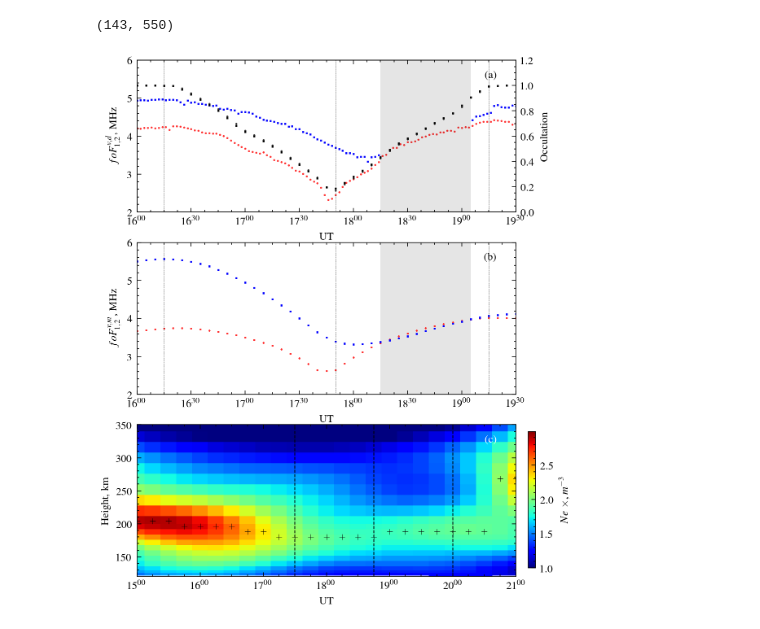
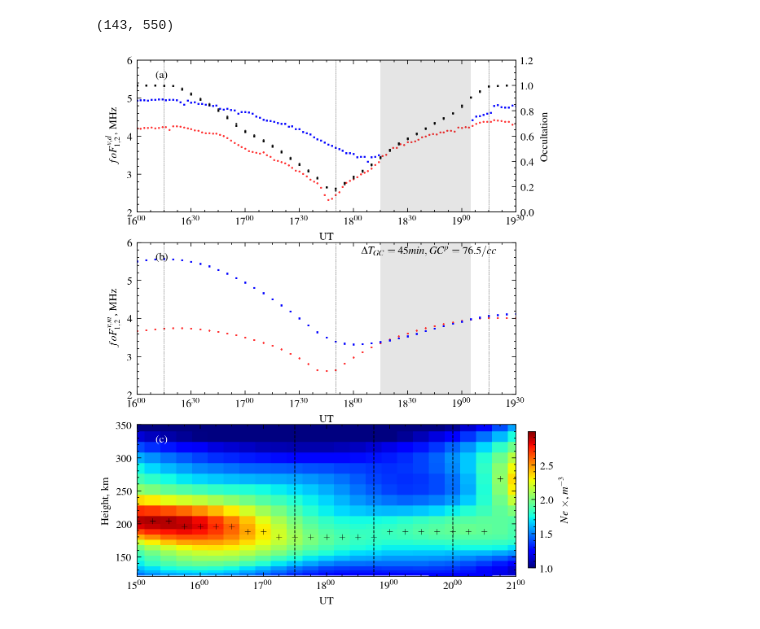
Before and after one commit to shibaji7/SolarEclipse, a Jupyter notebook: Solar Eclipse | WACCM-X | GRL | DS.ipynb, the cells around one changed output. Saved outputs shown, nothing was run; the diff lists cells and outputs as text; code cells hidden in the pictures.

```diff
--- a/Solar Eclipse | WACCM-X | GRL | DS.ipynb
+++ b/Solar Eclipse | WACCM-X | GRL | DS.ipynb
@@ -169,6 +169,10 @@ f_240, f_150 = (
 e_eclipse.shape
 # %% [output]
 (143, 550)
+# %%
+f_dif = (f_240-f_150)
+f_dif_max = (abs(np.min(f_dif))*(2*np.pi))**2/k/1e6
+f_dif_dur = 5*np.sum(f_dif <= 0, axis=0)
 # %%
 fig = plt.figure(dpi=240, figsize=(5,7))
 ax = fig.add_subplot(311)
@@ -188,7 +192,7 @@ ax.axvline(dt.datetime(2017,8,21,16,15), ls="--", lw=0.2, color="k")
 ax.axvline(dt.datetime(2017,8,21,17,50), ls="--", lw=0.2, color="k")
 ax.axvline(dt.datetime(2017,8,21,19,15), ls="--", lw=0.2, color="k")
 ax.axvspan(dt.datetime(2017,8,21,18,15), dt.datetime(2017,8,21,19,5), alpha=0.1)
-ax.text(0.95, 0.9, "(a)", ha="right", va="center", transform=ax.transAxes)
+ax.text(0.05, 0.9, "(a)", ha="left", va="center", transform=ax.transAxes)
 
 bounds = list(np.arange(1, 3, .01))
 cmap = plt.cm.jet
@@ -205,7 +209,7 @@ ax.set_xlim([dt.datetime(2017,8,21,15), dt.datetime(2017,8,21,21)])
 im = ax.pcolor(X, Y, Z.T/1e11, cmap=cmap, norm=norm)
 ax.set_ylim(120, 350)
 ax.plot(Tx, hmax, color="k", marker="+", ms=4, markeredgewidth=0.3, ls="None")
-ax.text(0.95, 0.9, "(c)", ha="right", va="center", transform=ax.transAxes, fontdict={"color":"w"})
+ax.text(0.05, 0.9, "(c)", ha="left", va="center", transform=ax.transAxes, fontdict={"color":"w"})
 ax.axvline(dt.datetime(2017,8,21,17,30), ls="--", lw=0.6, color="k")
 ax.axvline(dt.datetime(2017,8,21,18,45), ls="--", lw=0.6, color="k")
 ax.axvline(dt.datetime(2017,8,21,20), ls="--", lw=0.6, color="k")
@@ -235,32 +239,34 @@ ax.axvline(dt.datetime(2017,8,21,20), ls="--", lw=0.6, color="k")
 # ax.axvline(dt.datetime(2017,8,21,18,45), ls="--", lw=0.6, color="k")
 # ax.axvline(dt.datetime(2017,8,21,19,45), ls="--", lw=0.6, color="k")
 
 pos = ax.get_position()
 cpos = [pos.x1 + 0.025, pos.y0 + 0.0125,
         0.015, pos.height * 0.9]                # this list defines (left, bottom, width, height
 cax = fig.add_axes(cpos)
 bounds = list(np.arange(1, 3.1, .5))
 cb2 = mpl.colorbar.ColorbarBase(cax,
                                 spacing="uniform",
                                 orientation="vertical",
                                 cmap=cmap,
                                 norm=norm,
                                 ticks=bounds)
 cb2.set_label(r"$Ne$ $\times$, $m^{-3}$")
 
 
 ax = fig.add_subplot(312)
 ax.set_ylabel(r"$foF_{1,2}^{v,m}$, MHz")
 ax.set_xlabel("UT")
 ax.set_ylim(2,6)
 ax.xaxis.set_major_formatter(mdates.DateFormatter(r"%H^{%M}"))
 ax.plot(ttime, f_150/1e6, "ro", ms=0.4, ls="None")
 ax.plot(ttime, f_240/1e6, "bs", ms=0.4, ls="None")
 ax.axvline(dt.datetime(2017,8,21,16,15), ls="--", lw=0.2, color="k")
 ax.axvline(dt.datetime(2017,8,21,17,50), ls="--", lw=0.2, color="k")
 ax.axvline(dt.datetime(2017,8,21,19,15), ls="--", lw=0.2, color="k")
 ax.set_xlim([dt.datetime(2017,8,21,16), dt.datetime(2017,8,21,19, 30)])
-ax.text(0.95, 0.9, "(b)", ha="right", va="center", transform=ax.transAxes)
+ax.text(0.05, 0.9, "(b)", ha="left", va="center", transform=ax.transAxes)
+ax.text(0.95, 0.98, r"$\Delta T_{GC}=%d min, GC^p=%.1f /cc$"%(f_dif_dur,f_dif_max),
+        transform=ax.transAxes, ha="right", va="top", fontdict={"size":8})
 _ = ax.axvspan(dt.datetime(2017,8,21,18,15), dt.datetime(2017,8,21,19,5), alpha=0.1)
 # %% [output]
-[figure, old version]
+[figure, new version]
```
Also changed, not shown: parts of 1 cell of this notebook, 1 other file.
